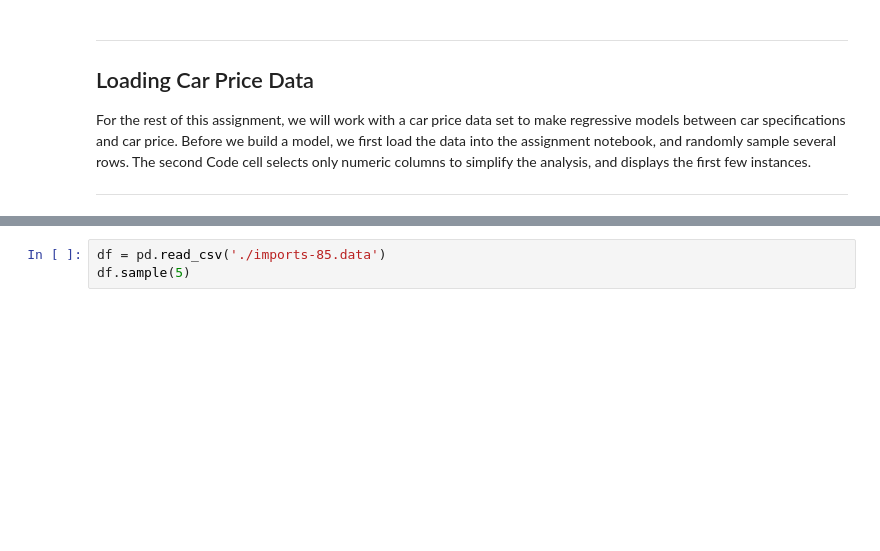
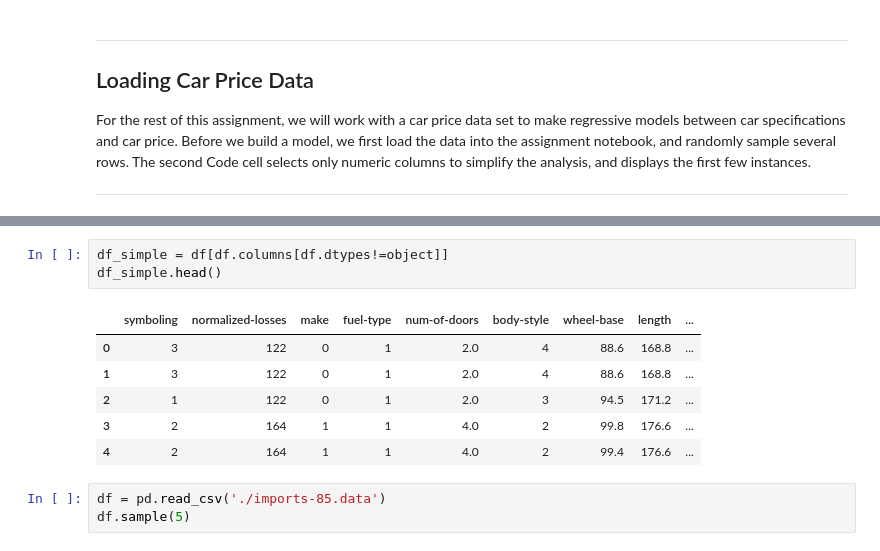
Before and after one commit to dennislamcv1/DAFA2, a Jupyter notebook: module4/assignment.ipynb, the cells around one changed output, grey strips where cells are left out. Drawn from its saved outputs; the diff is of its cells as text; blank space fills up the shorter version.

```diff
--- a/module4/assignment.ipynb
+++ b/module4/assignment.ipynb
@@ -184,3 +256,13 @@ For the rest of this assignment, we will work with a car price data set to make
+# %%
+df_simple = df[df.columns[df.dtypes!=object]]
+df_simple.head()
+# %% [output]
+|  | symboling | normalized-losses | make | fuel-type | num-of-doors | body-style | wheel-base | length | ... |
+| 0 | 3 | 122 | 0 | 1 | 2.0 | 4 | 88.6 | 168.8 | ... |
+| 1 | 3 | 122 | 0 | 1 | 2.0 | 4 | 88.6 | 168.8 | ... |
+| 2 | 1 | 122 | 0 | 1 | 2.0 | 3 | 94.5 | 171.2 | ... |
+| 3 | 2 | 164 | 1 | 1 | 4.0 | 2 | 99.8 | 176.6 | ... |
+| 4 | 2 | 164 | 1 | 1 | 4.0 | 2 | 99.4 | 176.6 | ... |
 # %%
 df = pd.read_csv('./imports-85.data')
 df.sample(5)
```
Also changed, not shown: parts of 27 cells of this notebook.
